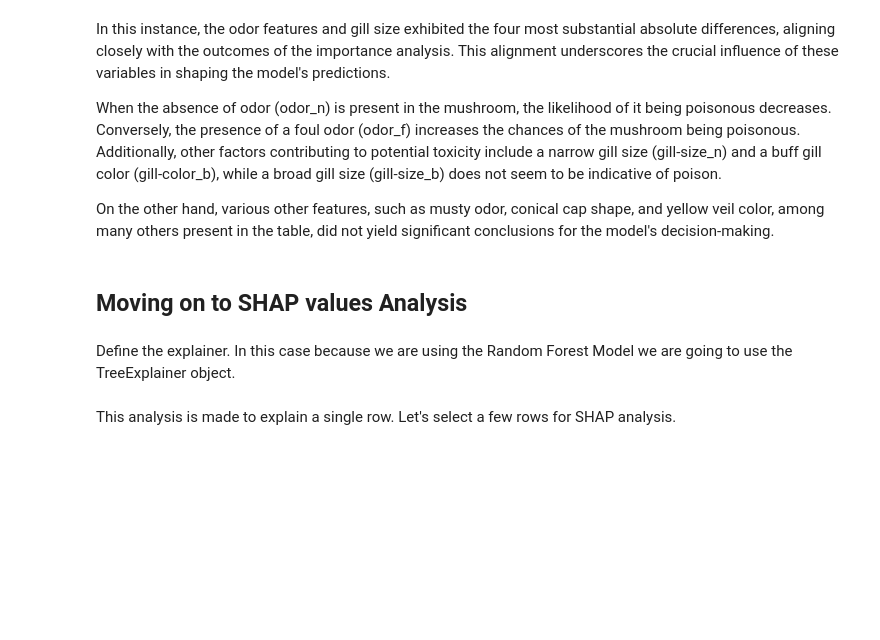
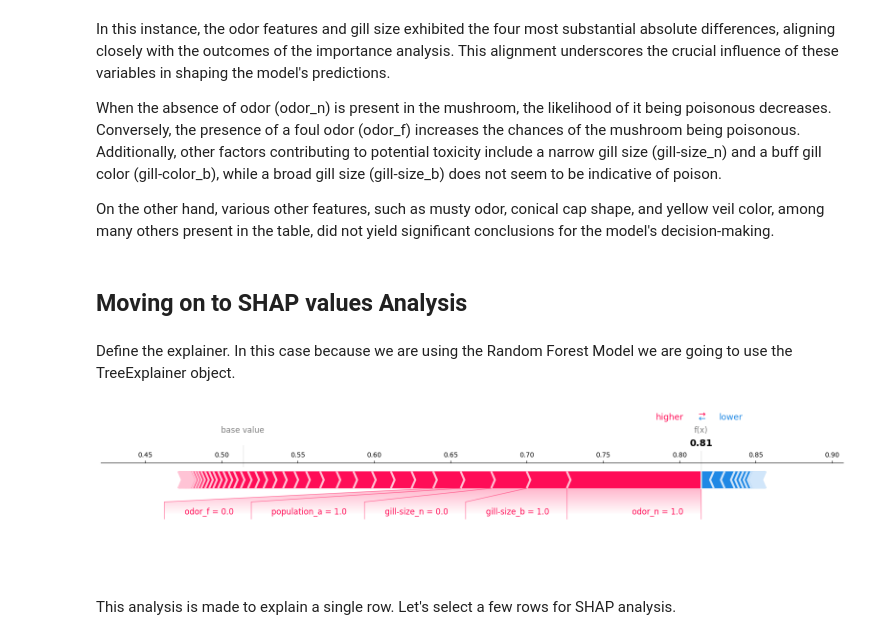
Before and after one commit to willc127/Mushroom_Classifier, a Jupyter notebook: main.ipynb, the cells around one changed output. Cells and saved outputs as stored; diff of their text form; code cells hidden in the pictures; blank space fills up the shorter version.

```diff
--- a/main.ipynb
+++ b/main.ipynb
@@ -387,6 +387,13 @@ On the other hand, various other features, such as musty odor, conical cap shape
 Define the explainer. In this case because we are using the Random Forest Model we are going to use the TreeExplainer object.
 # %%
 explainer = shap.TreeExplainer(model, X_encoded)
+# %%
+data_for_prediction = X_encoded.iloc[[4]]
+data_for_prediction
+shap_values = explainer.shap_values(data_for_prediction)
+force_plot = shap.force_plot(explainer.expected_value[0], shap_values[0], data_for_prediction, matplotlib=True)
+# %% [output]
+[figure, added]
 # %% [markdown]
 This analysis is made to explain a single row.
 Let's select a few rows for SHAP analysis.
```
Also changed, not shown: parts of 7 cells of this notebook.
